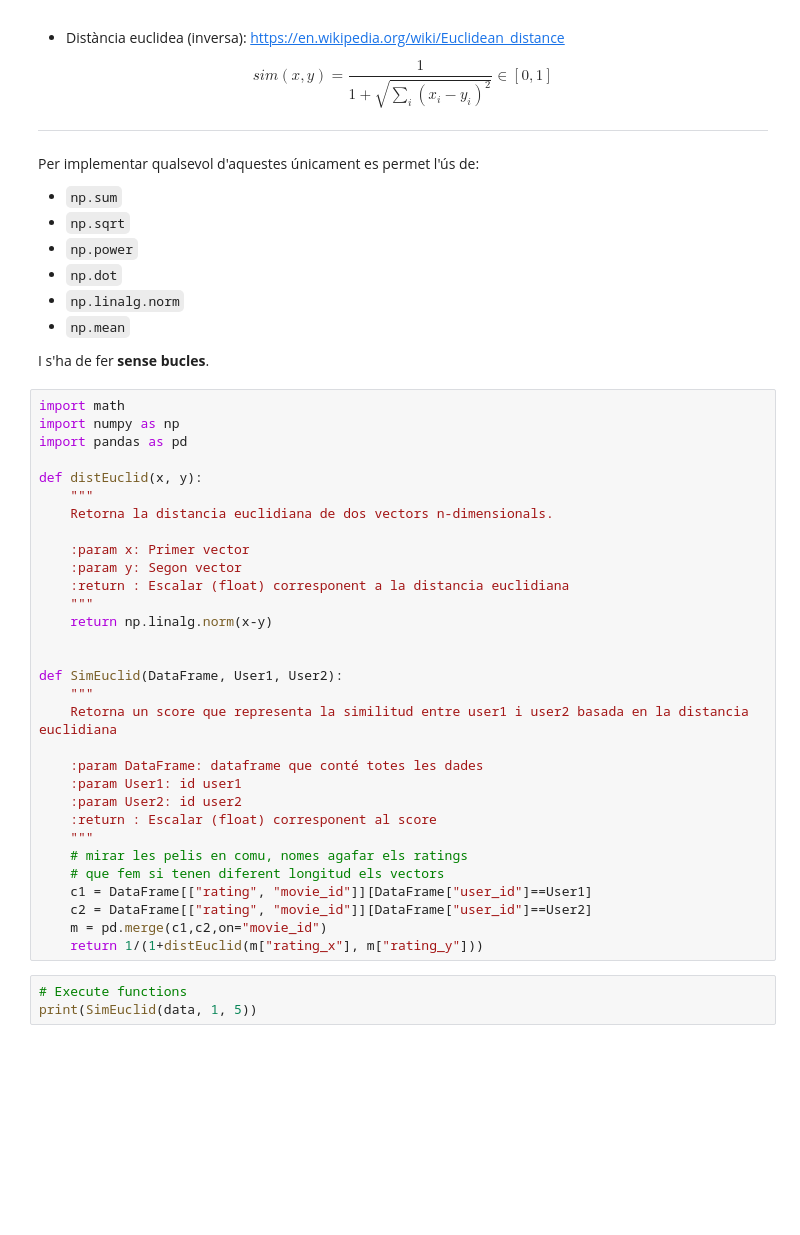
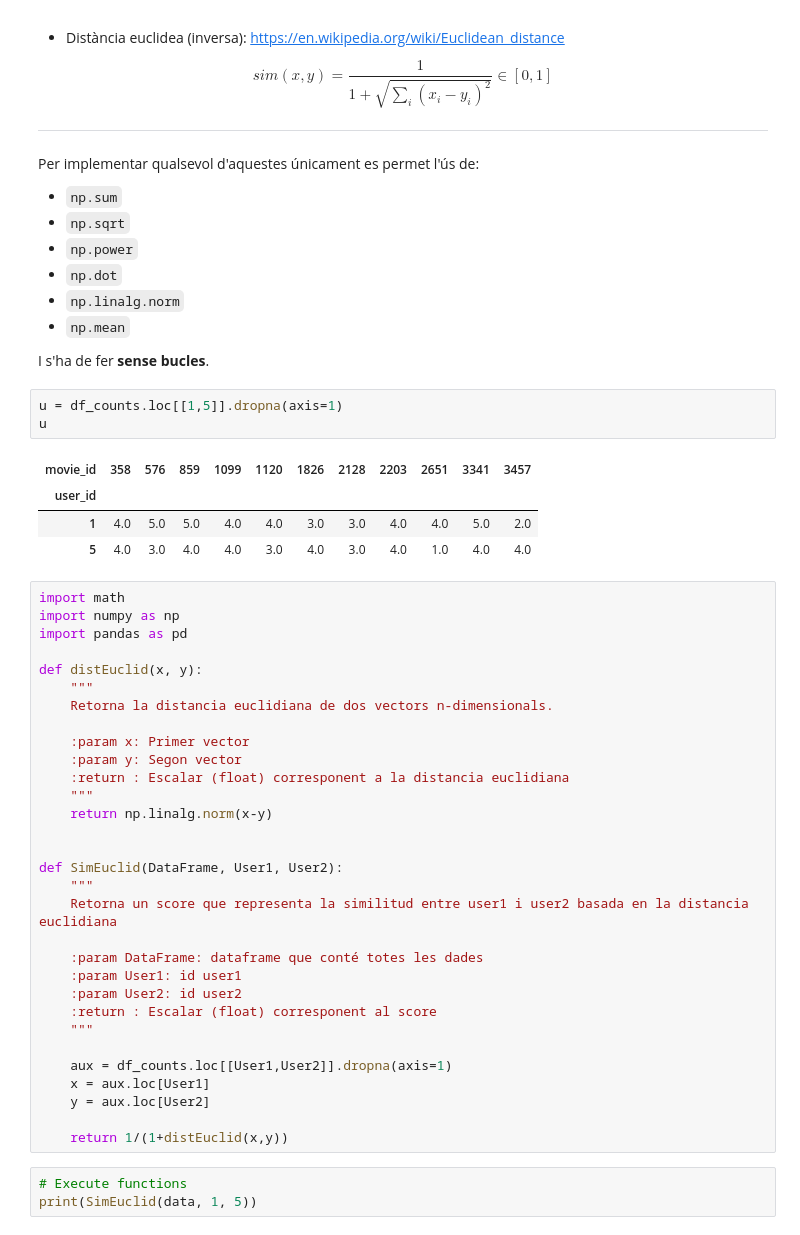
Before and after one commit to mnoguema/TNUI_P2, a Jupyter notebook: TNUI_P2/assigment_code.ipynb, the cells around one changed output. Cells and saved outputs as stored; diff of their text form; blank space fills up the shorter version.

```diff
--- a/TNUI_P2/assigment_code.ipynb
+++ b/TNUI_P2/assigment_code.ipynb
@@ -663,6 +663,14 @@ Per implementar qualsevol d'aquestes únicament es permet l'ús de:
 * `np.mean`
 
 I s'ha de fer **sense bucles**.
+# %%
+u = df_counts.loc[[1,5]].dropna(axis=1)
+u
+# %% [output]
+| movie_id | 358 | 576 | 859 | 1099 | 1120 | 1826 | 2128 | 2203 | 2651 | 3341 | 3457 |
+| user_id |  |  |  |  |  |  |  |  |  |  |  |
+| 1 | 4.0 | 5.0 | 5.0 | 4.0 | 4.0 | 3.0 | 3.0 | 4.0 | 4.0 | 5.0 | 2.0 |
+| 5 | 4.0 | 3.0 | 4.0 | 4.0 | 3.0 | 4.0 | 3.0 | 4.0 | 1.0 | 4.0 | 4.0 |
 # %%
 import math
 import numpy as np
@@ -688,12 +696,12 @@ def SimEuclid(DataFrame, User1, User2):
     :param User2: id user2
     :return : Escalar (float) corresponent al score
     """
-    # mirar les pelis en comu, nomes agafar els ratings
-    # que fem si tenen diferent longitud els vectors
-    c1 = DataFrame[["rating", "movie_id"]][DataFrame["user_id"]==User1]
-    c2 = DataFrame[["rating", "movie_id"]][DataFrame["user_id"]==User2]
-    m = pd.merge(c1,c2,on="movie_id")
-    return 1/(1+distEuclid(m["rating_x"], m["rating_y"]))
+
+    aux = df_counts.loc[[User1,User2]].dropna(axis=1)
+    x = aux.loc[User1]
+    y = aux.loc[User2]
+
+    return 1/(1+distEuclid(x,y))
 # %%
 # Execute functions
 print(SimEuclid(data, 1, 5))
```
Also changed, not shown: parts of 6 cells of this notebook.
